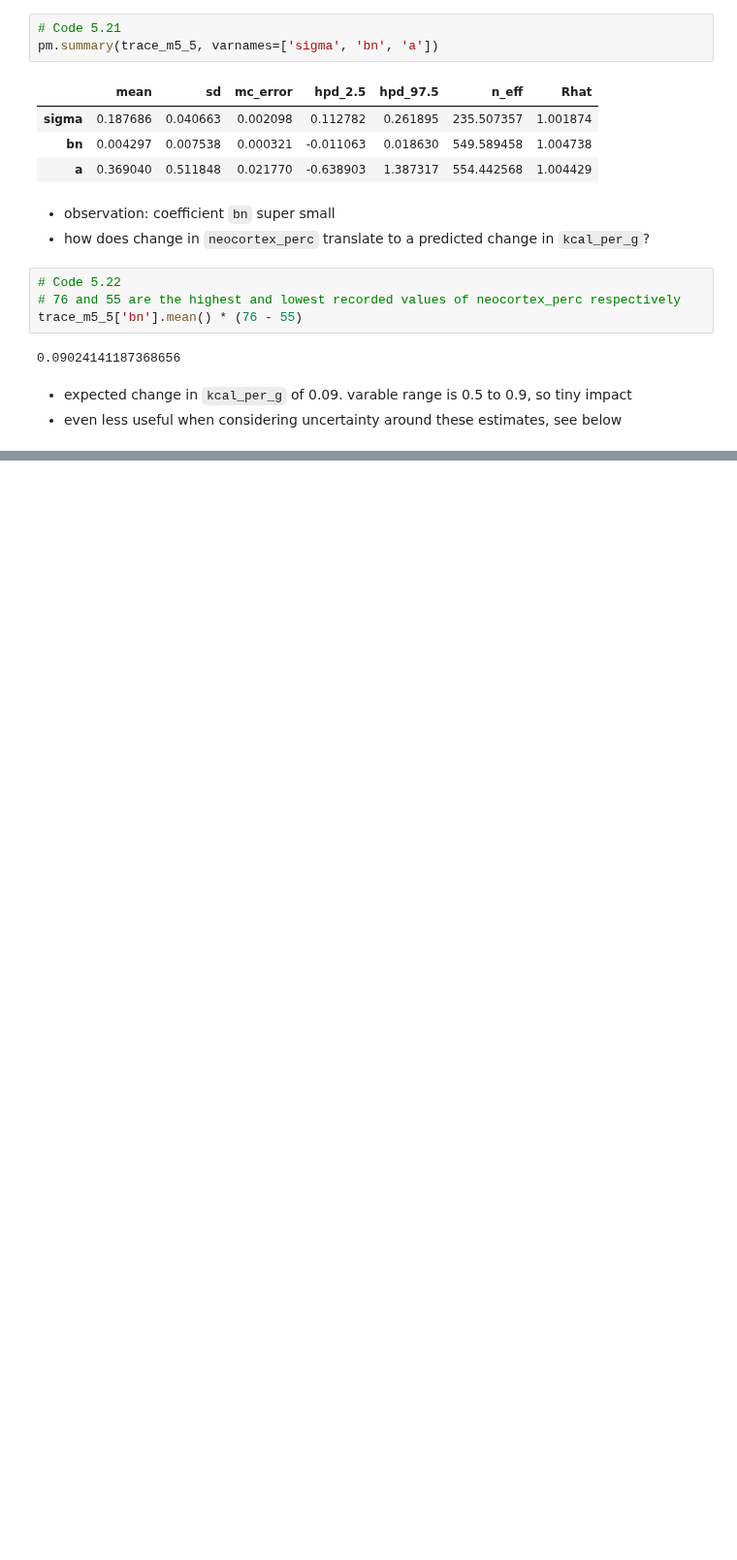
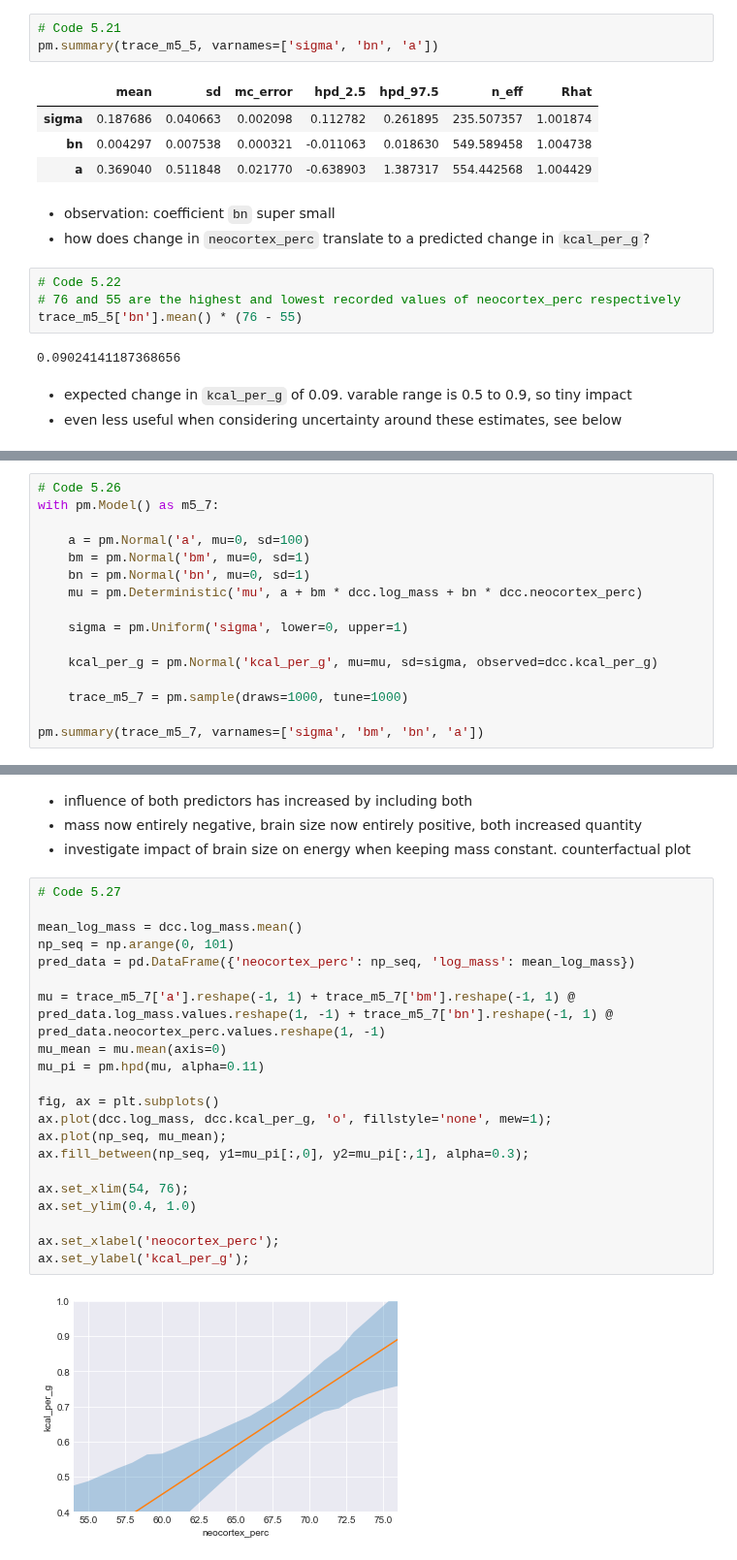
Before and after one commit to nwweber/statistical_rethinking, a Jupyter notebook: chapter_05_multivariate_linear_models.ipynb, the cells around one changed output, grey strips where cells are left out. Shown at 97% size. Drawn from its saved outputs; the diff is of its cells as text; blank space fills up the shorter version.

```diff
--- a/chapter_05_multivariate_linear_models.ipynb
+++ b/chapter_05_multivariate_linear_models.ipynb
@@ -662,0 +703,16 @@ for ix, pname in enumerate(params):
+# %%
+# Code 5.26
+with pm.Model() as m5_7:
+
+    a = pm.Normal('a', mu=0, sd=100)
+    bm = pm.Normal('bm', mu=0, sd=1)
+    bn = pm.Normal('bn', mu=0, sd=1)
+    mu = pm.Deterministic('mu', a + bm * dcc.log_mass + bn * dcc.neocortex_perc)
+
+    sigma = pm.Uniform('sigma', lower=0, upper=1)
+
+    kcal_per_g = pm.Normal('kcal_per_g', mu=mu, sd=sigma, observed=dcc.kcal_per_g)
+
+    trace_m5_7 = pm.sample(draws=1000, tune=1000)
+
+pm.summary(trace_m5_7, varnames=['sigma', 'bm', 'bn', 'a'])
@@ -662,0 +733,27 @@ for ix, pname in enumerate(params):
+# %% [markdown]
+* influence of both predictors has increased by including both
+* mass now entirely negative, brain size now entirely positive, both increased quantity
+* investigate impact of brain size on energy when keeping mass constant. counterfactual plot
+# %%
+# Code 5.27
+
+mean_log_mass = dcc.log_mass.mean()
+np_seq = np.arange(0, 101)
+pred_data = pd.DataFrame({'neocortex_perc': np_seq, 'log_mass': mean_log_mass})
+
+mu = trace_m5_7['a'].reshape(-1, 1) + trace_m5_7['bm'].reshape(-1, 1) @ pred_data.log_mass.values.reshape(1, -1) + trace_m5_7['bn'].reshape(-1, 1) @ pred_data.neocortex_perc.values.reshape(1, -1)
+mu_mean = mu.mean(axis=0)
+mu_pi = pm.hpd(mu, alpha=0.11)
+
+fig, ax = plt.subplots()
+ax.plot(dcc.log_mass, dcc.kcal_per_g, 'o', fillstyle='none', mew=1);
+ax.plot(np_seq, mu_mean);
+ax.fill_between(np_seq, y1=mu_pi[:,0], y2=mu_pi[:,1], alpha=0.3);
+
+ax.set_xlim(54, 76);
+ax.set_ylim(0.4, 1.0)
+
+ax.set_xlabel('neocortex_perc');
+ax.set_ylabel('kcal_per_g');
+# %% [output]
+[figure, added]
```
Also changed, not shown: parts of 8 cells of this notebook.
